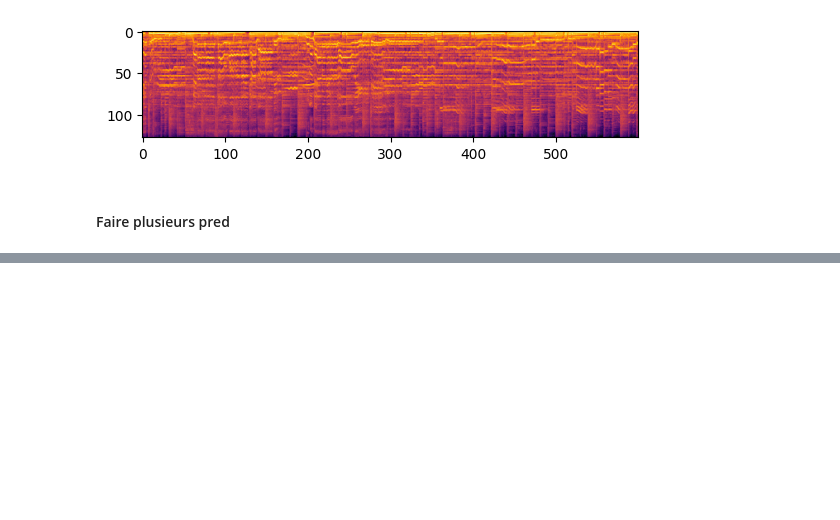
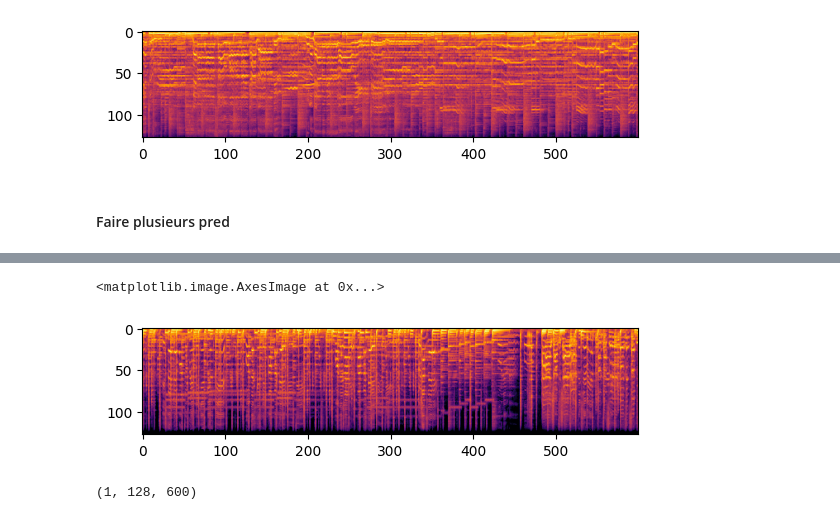
Before and after one commit to AlexandreRob/BadBoyRecords, a Jupyter notebook: use_model.ipynb, the cells around one changed output, grey strips where cells are left out. Drawn from its saved outputs; the diff is of its cells as text; code cells hidden in the pictures; blank space fills up the shorter version.

```diff
--- a/use_model.ipynb
+++ b/use_model.ipynb
@@ -140,0 +141,13 @@ for filename in os.listdir(audio_dir):
+# %%
+genres = ['blues', 'classical', 'country', 'disco', 'hiphop',
+          'jazz', 'metal', 'pop', 'reggae', 'rock']
+
+audio_files = {}
+
+for g in genres:
+  audio_files[g] = []
+# %%
+# Itérer sur les fichiers audio dans le répertoire pour le genre actuel
+for g in genres:
+  for audio in os.listdir(f'./Data/genres_original/{g}'):
+    audio_files[g].append(librosa.core.load(f'./Data/genres_original/{g}/{audio}'))
@@ -140,0 +281,25 @@ for filename in os.listdir(audio_dir):
+# %%
+audio = librosa.core.load('./Data/genres_original/reggae/reggae.00008.wav')
+mel_specs = []
+y = audio[0]
+sr = audio[1]
+
+spect = librosa.feature.melspectrogram(y=y, sr=sr, n_fft=2048, hop_length=1024)
+spect = librosa.power_to_db(spect, ref=np.max)
+# On modifie la taille des images 128 x 660 en gardant les paramètres proposés dans l'article initial
+if spect.shape[1] != 600:
+    # spect.resize(128,660, refcheck=False)
+    spect = spect[:128,:600]
+    # print(spect.shape)
+    spect.reshape(128,600)
+
+mel_specs.append(spect)
+
+X = np.array(mel_specs)
+# %%
+import matplotlib.pyplot as plt
+
+plt.imshow(mel_specs[0], cmap="inferno")
+# %% [output]
+<matplotlib.image.AxesImage at 0x...>
+[figure, added]
@@ -140,0 +310,4 @@ for filename in os.listdir(audio_dir):
+# %%
+X.shape
+# %% [output]
+(1, 128, 600)
```
Also changed, not shown: parts of 22 cells of this notebook.
